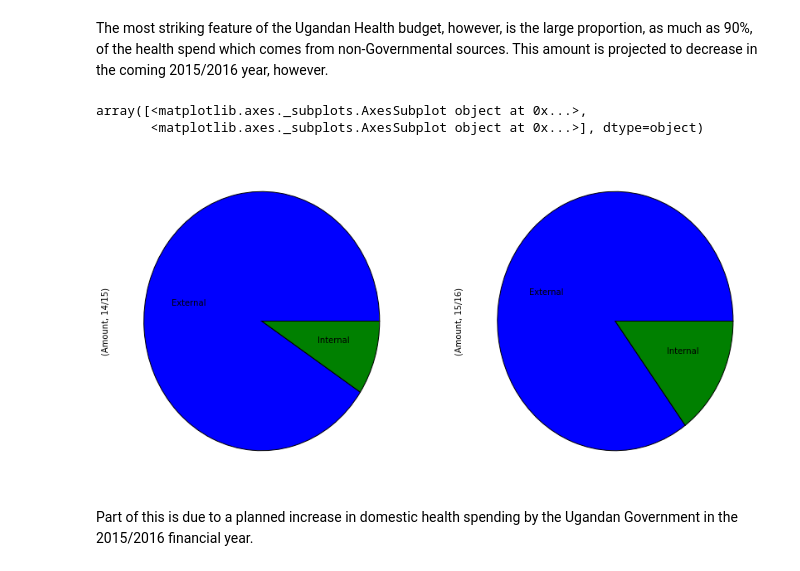
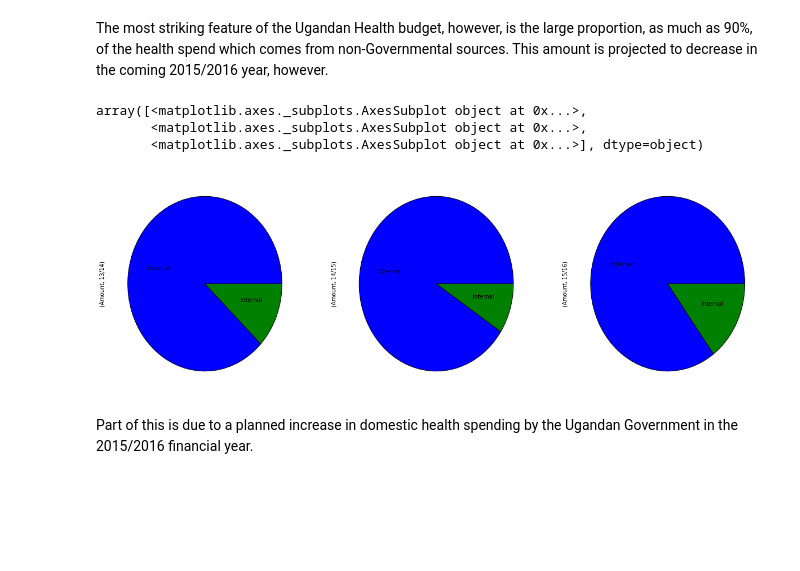
Before and after one commit to forsakendaemon/uganda, a Jupyter notebook: Uganda Health Financing.ipynb, the cells around one changed output. Cells and saved outputs as stored; diff of their text form; code cells hidden in the pictures; blank space fills up the shorter version.

Commit message:
Add 13/14 year.

```diff
--- a/Uganda Health Financing.ipynb
+++ b/Uganda Health Financing.ipynb
@@ -59,11 +65,12 @@ plothbi.set_ylabel("Amount (x1,000 UGX)")
 # %% [markdown]
 The most striking feature of the Ugandan Health budget, however, is the large proportion, as much as 90%, of the health spend which comes from non-Governmental sources. This amount is projected to decrease in the coming 2015/2016 year, however.
 # %%
-health_budget[["Year", "Internal", "Amount"]].groupby(["Internal", "Year"]).aggregate(np.sum).unstack().plot(kind='pie', subplots=True, figsize=(14, 7), legend=False, labeldistance=0.5, )
+health_budget[["Year", "Internal", "Amount"]].groupby(["Internal", "Year"]).aggregate(np.sum).unstack().plot(kind='pie', subplots=True, figsize=(21, 7), legend=False, labeldistance=0.5, )
 # %% [output]
 array([<matplotlib.axes._subplots.AxesSubplot object at 0x...>,
+       <matplotlib.axes._subplots.AxesSubplot object at 0x...>,
        <matplotlib.axes._subplots.AxesSubplot object at 0x...>], dtype=object)
-[figure, old version]
+[figure, new version]
 # %% [markdown]
 Part of this is due to a planned increase in domestic health spending by the Ugandan Government in the 2015/2016 financial year.
 # %%
```
Also changed, not shown: parts of 5 cells of this notebook, 2 other files.
